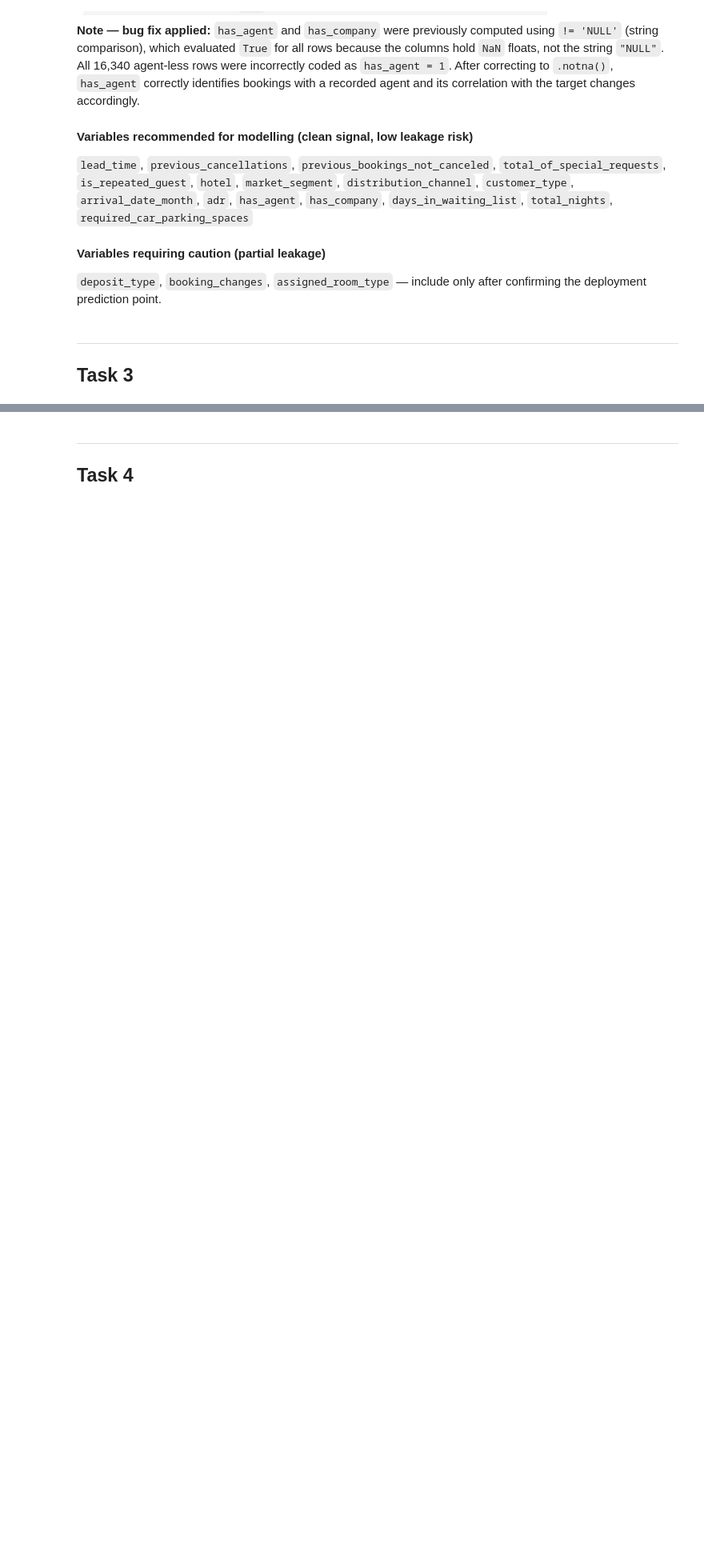
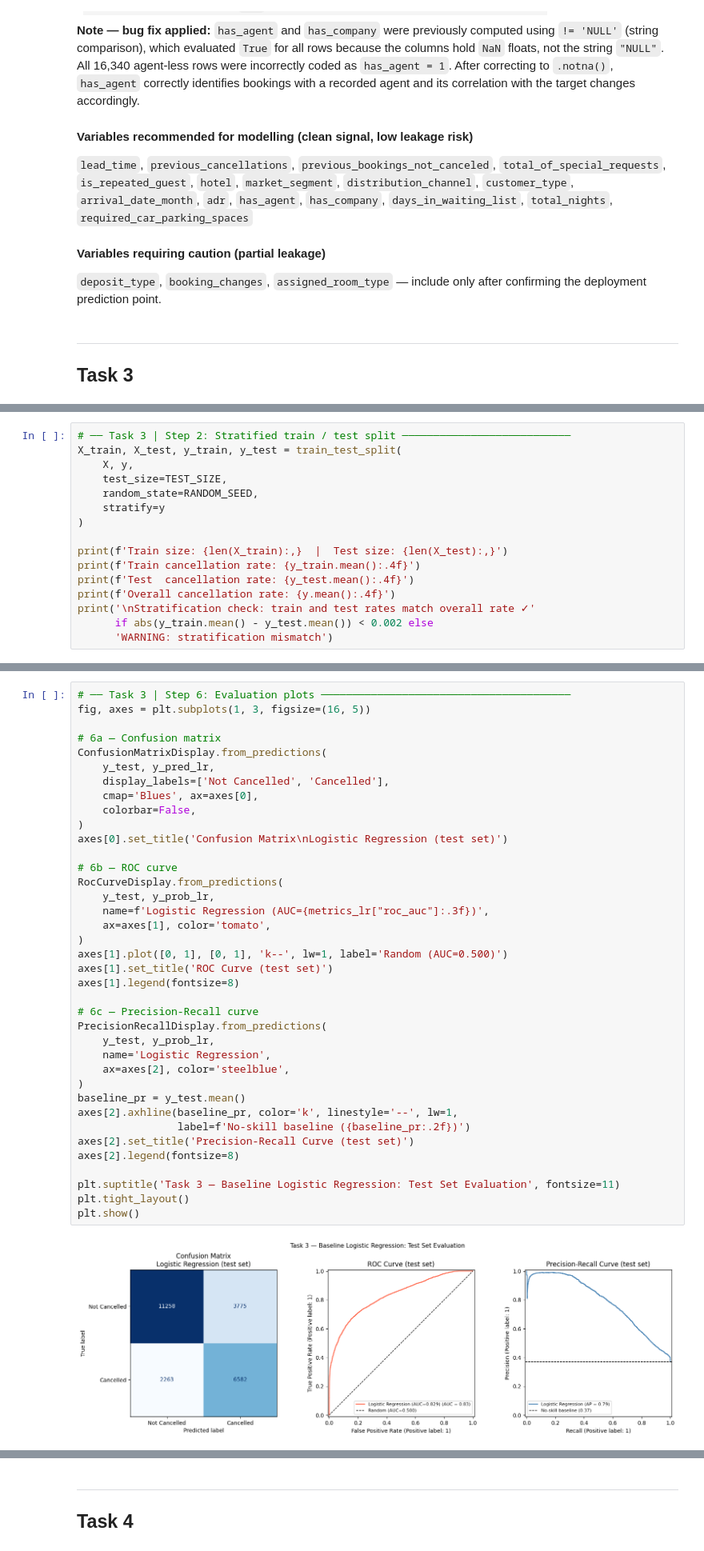
Before and after one commit to txr030118/Predictive-Analytics-group-1, a Jupyter notebook: predictive_benchmark.ipynb, the cells around one changed output, grey strips where cells are left out. Shown at 80% size. Cells and saved outputs as stored; diff of their text form; blank space fills up the shorter version.

```diff
--- a/predictive_benchmark.ipynb
+++ b/predictive_benchmark.ipynb
@@ -1023,0 +1177,16 @@ Name: is_canceled, dtype: float64
+# %%
+# ── Task 3 | Step 2: Stratified train / test split ───────────────────────────
+X_train, X_test, y_train, y_test = train_test_split(
+    X, y,
+    test_size=TEST_SIZE,
+    random_state=RANDOM_SEED,
+    stratify=y
+)
+
+print(f'Train size: {len(X_train):,}  |  Test size: {len(X_test):,}')
+print(f'Train cancellation rate: {y_train.mean():.4f}')
+print(f'Test  cancellation rate: {y_test.mean():.4f}')
+print(f'Overall cancellation rate: {y.mean():.4f}')
+print('\nStratification check: train and test rates match overall rate ✓'
+      if abs(y_train.mean() - y_test.mean()) < 0.002 else
+      'WARNING: stratification mismatch')
@@ -1023,0 +1350,40 @@ Name: is_canceled, dtype: float64
+# %%
+# ── Task 3 | Step 6: Evaluation plots ────────────────────────────────────────
+fig, axes = plt.subplots(1, 3, figsize=(16, 5))
+
+# 6a — Confusion matrix
+ConfusionMatrixDisplay.from_predictions(
+    y_test, y_pred_lr,
+    display_labels=['Not Cancelled', 'Cancelled'],
+    cmap='Blues', ax=axes[0],
+    colorbar=False,
+)
+axes[0].set_title('Confusion Matrix\nLogistic Regression (test set)')
+
+# 6b — ROC curve
+RocCurveDisplay.from_predictions(
+    y_test, y_prob_lr,
+    name=f'Logistic Regression (AUC={metrics_lr["roc_auc"]:.3f})',
+    ax=axes[1], color='tomato',
+)
+axes[1].plot([0, 1], [0, 1], 'k--', lw=1, label='Random (AUC=0.500)')
+axes[1].set_title('ROC Curve (test set)')
+axes[1].legend(fontsize=8)
+
+# 6c — Precision-Recall curve
+PrecisionRecallDisplay.from_predictions(
+    y_test, y_prob_lr,
+    name='Logistic Regression',
+    ax=axes[2], color='steelblue',
+)
+baseline_pr = y_test.mean()
+axes[2].axhline(baseline_pr, color='k', linestyle='--', lw=1,
+                label=f'No-skill baseline ({baseline_pr:.2f})')
+axes[2].set_title('Precision-Recall Curve (test set)')
+axes[2].legend(fontsize=8)
+
+plt.suptitle('Task 3 — Baseline Logistic Regression: Test Set Evaluation', fontsize=11)
+plt.tight_layout()
+plt.show()
+# %% [output]
+[figure, added]
```
Also changed, not shown: parts of 14 cells of this notebook.
